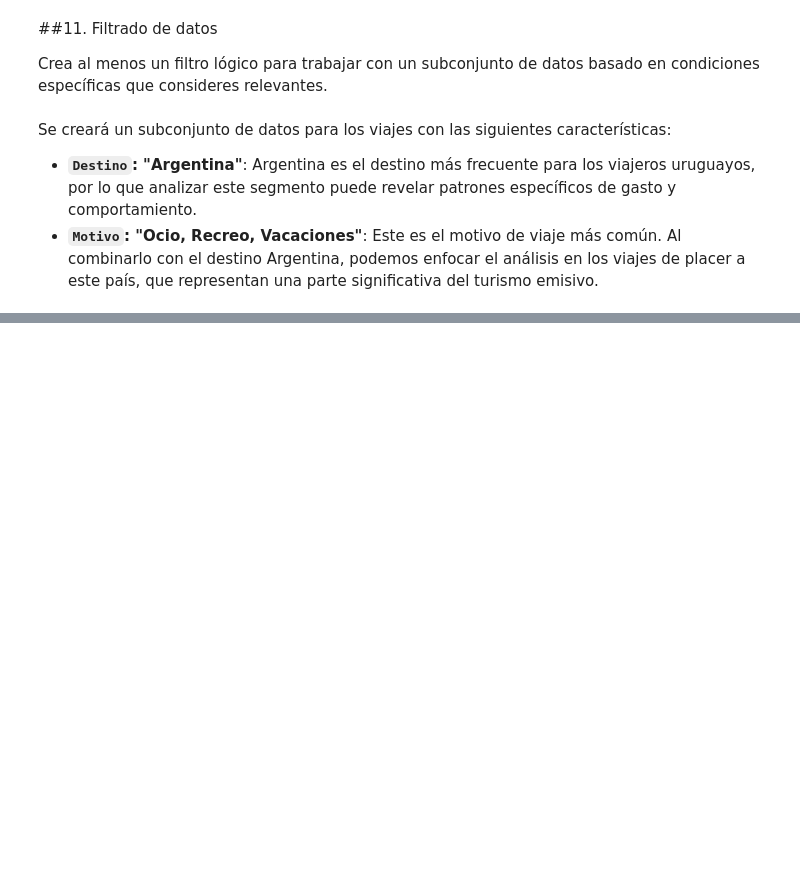
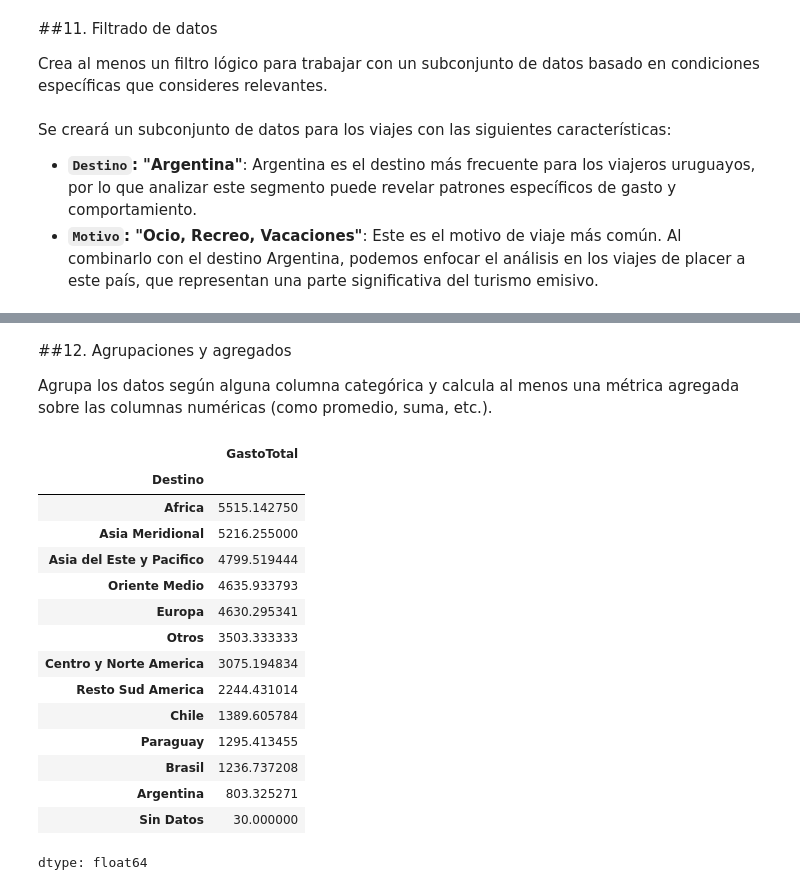
Before and after one commit to ignacionachorodriguez/entrega1-turismo, a Jupyter notebook: entrega1.ipynb, the cells around one changed output, grey strips where cells are left out. Drawn from its saved outputs; the diff is of its cells as text; code cells hidden in the pictures; blank space fills up the shorter version.

```diff
--- a/entrega1.ipynb
+++ b/entrega1.ipynb
@@ -412,0 +420,30 @@ Dimensiones del DataFrame filtrado: (9107, 41)
+# %% [markdown]
+##12. Agrupaciones y agregados
+
+Agrupa los datos según alguna columna categórica y calcula al menos una métrica agregada sobre las columnas numéricas (como promedio, suma, etc.).
+# %%
+gasto_promedio_destino = (
+    df_emisivo
+    .groupby("Destino")["GastoTotal"] # Agrupamos los registros según el destino del viaje
+    .mean() # Calculamos el promedio del gasto total para cada destino
+    .sort_values(ascending=False) # Los ordenamos de forma descendente
+)
+
+gasto_promedio_destino
+# %% [output]
+|  | GastoTotal |
+| Destino |  |
+| Africa | 5515.142750 |
+| Asia Meridional | 5216.255000 |
+| Asia del Este y Pacifico | 4799.519444 |
+| Oriente Medio | 4635.933793 |
+| Europa | 4630.295341 |
+| Otros | 3503.333333 |
+| Centro y Norte America | 3075.194834 |
+| Resto Sud America | 2244.431014 |
+| Chile | 1389.605784 |
+| Paraguay | 1295.413455 |
+| Brasil | 1236.737208 |
+| Argentina | 803.325271 |
+| Sin Datos | 30.000000 |
+dtype: float64
```
Also changed, not shown: parts of 16 cells of this notebook.
